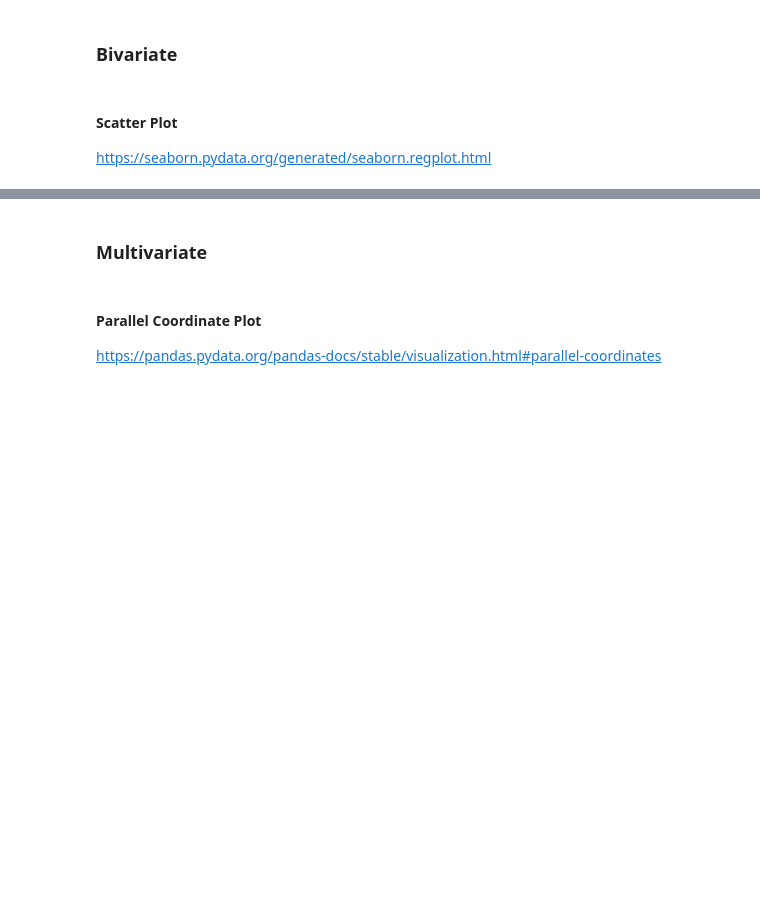
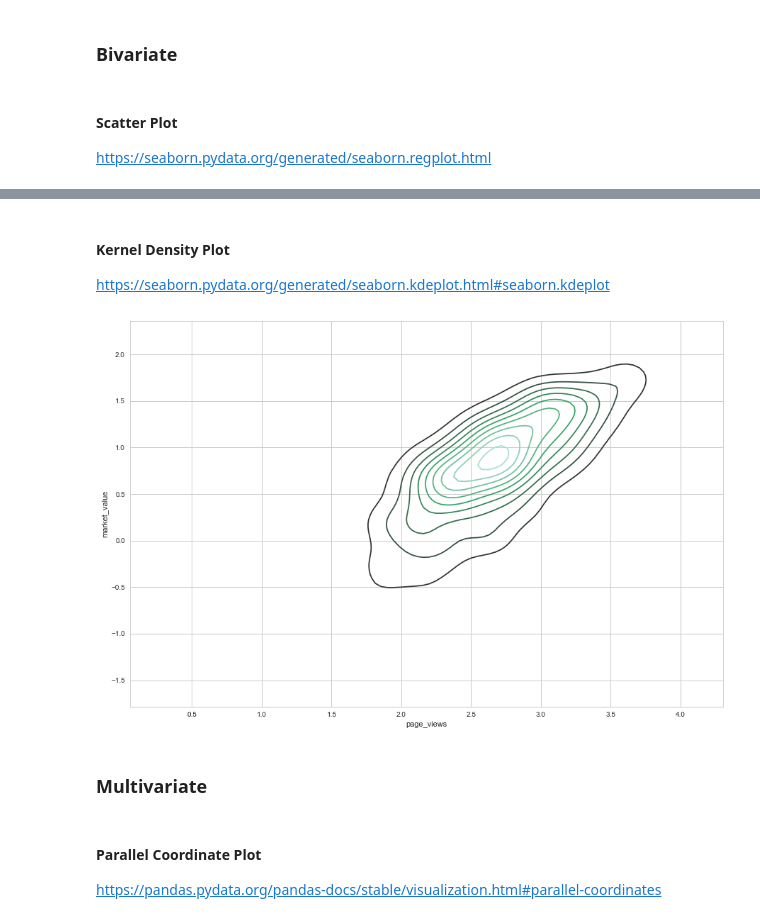
Before and after one commit to basilvetas/seaborn-visualizations, a Jupyter notebook: Data-Visualizations-Python.ipynb, the cells around one changed output, grey strips where cells are left out. Drawn from its saved outputs; the diff is of its cells as text; code cells hidden in the pictures; blank space fills up the shorter version.

```diff
--- a/Data-Visualizations-Python.ipynb
+++ b/Data-Visualizations-Python.ipynb
@@ -196,3 +154,14 @@ ax = sns.regplot(x="page_views", y="market_value", data=df)
+# %% [markdown]
+#### Kernel Density Plot
+https://seaborn.pydata.org/generated/seaborn.kdeplot.html#seaborn.kdeplot
+# %%
+# Set figure size
+plt.figure(figsize=(15,10))
+
+# both x and y on log10 scale
+ax = sns.kdeplot(np.log10(df.page_views), np.log10(df.market_value))
+# %% [output]
+[figure, added]
 # %% [markdown]
 ### Multivariate
 # %% [markdown]
```
Also changed, not shown: parts of 35 cells of this notebook.
